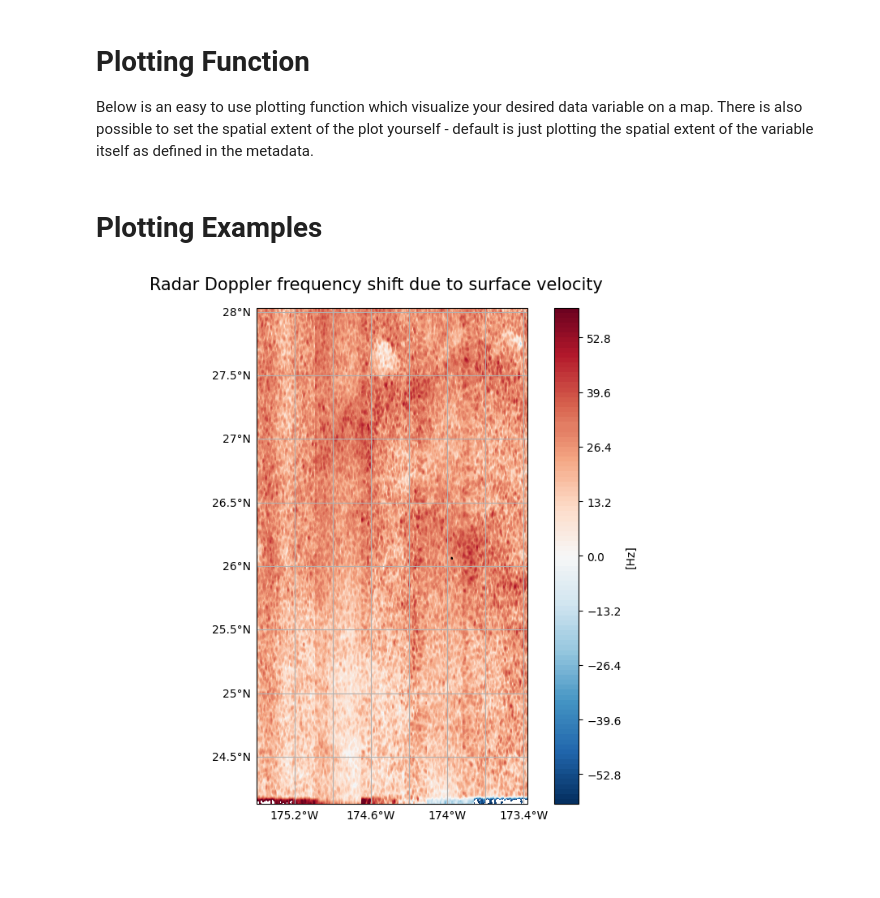
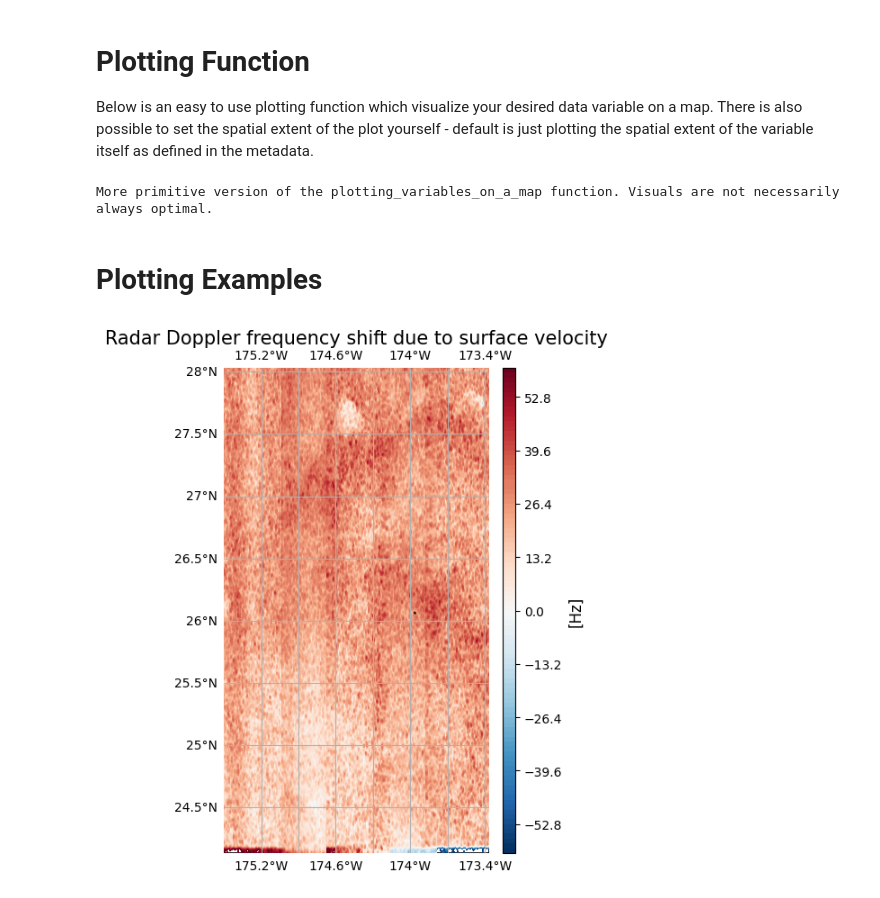
Before and after one commit to metno/MET_SAR-Doppler_User_Guide, a Jupyter notebook: _build/html/_sources/notebooks/Plot_Data_on_a_Map.ipynb, the cells around one changed output. Saved outputs shown, nothing was run; the diff lists cells and outputs as text; code cells hidden in the pictures; blank space fills up the shorter version.

Commit message:
Improved the plotting_variables_on_a_map function

```diff
--- a/_build/html/_sources/notebooks/Plot_Data_on_a_Map.ipynb
+++ b/_build/html/_sources/notebooks/Plot_Data_on_a_Map.ipynb
@@ -116,6 +120,8 @@ Data variables: (12/19)
 
 Below is an easy to use plotting function which visualize your desired data variable on a map. There is also possible to set the spatial extent of the plot yourself - default is just plotting the spatial extent of the variable itself as defined in the metadata.
 # %%
+# Original plotting function
+'''
 def plotting_variables_on_a_map(variable, number_of_colorbar_intervals, lat_min = ds.geospatial_lat_min, lat_max = ds.geospatial_lat_max, lon_min = ds.geospatial_lon_min, lon_max = ds.geospatial_lon_max):  # var_min, var_max, var_step
 
     # Create a linear space for latitude and longitude
@@ -169,3 +175,7 @@ def plotting_variables_on_a_map(variable, number_of_colorbar_intervals, lat_min
 
     plt.tight_layout()
     plt.show()
+    #'''
+print('More primitive version of the plotting_variables_on_a_map function. Visuals are not necessarily always optimal.')
+# %% [output]
+More primitive version of the plotting_variables_on_a_map function. Visuals are not necessarily always optimal.
@@ -174,12 +267,14 @@ def plotting_variables_on_a_map(variable, number_of_colorbar_intervals, lat_min
 # %%
 # Plotting the desired variable within its geographical extent - By default using the metadata for the geographical extent as lat/lon min/max values.
 
 # Plotting fdg
 plotting_variables_on_a_map(variable = ds.fdg,
-                            number_of_colorbar_intervals = 100
+                            number_of_colorbar_intervals = 100,  # Default value
+                            title_fontsize = 15,                 # Default value
+                            cbar_label_fontsize = 12             # Default value
                             )
 # %% [output]
-[figure, old version]
+[figure, new version]
 # %%
 # Determine the spatial extent for yourself:
 
```
Also changed, not shown: parts of 7 cells of this notebook, 15 other files.
